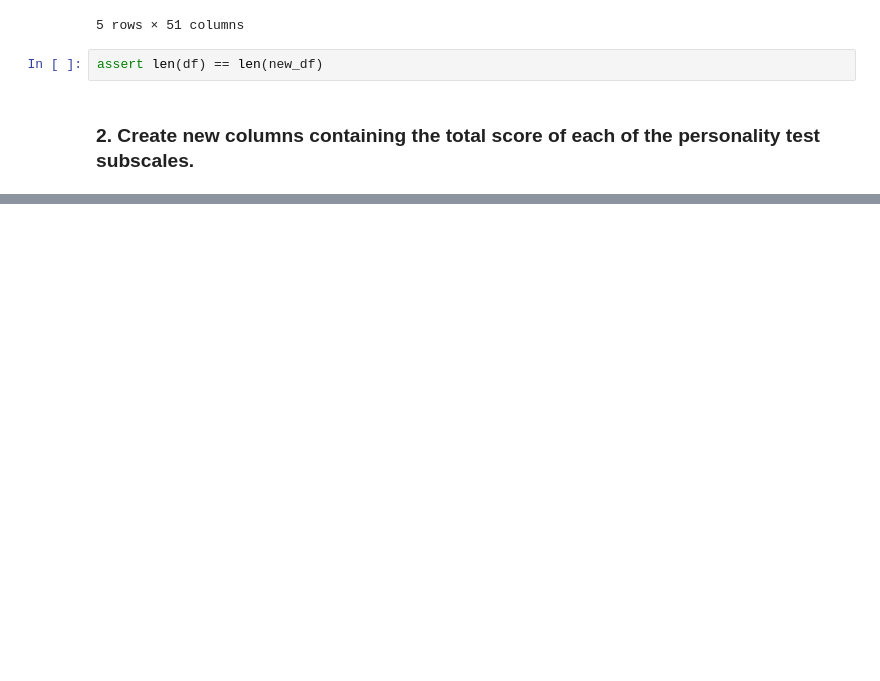
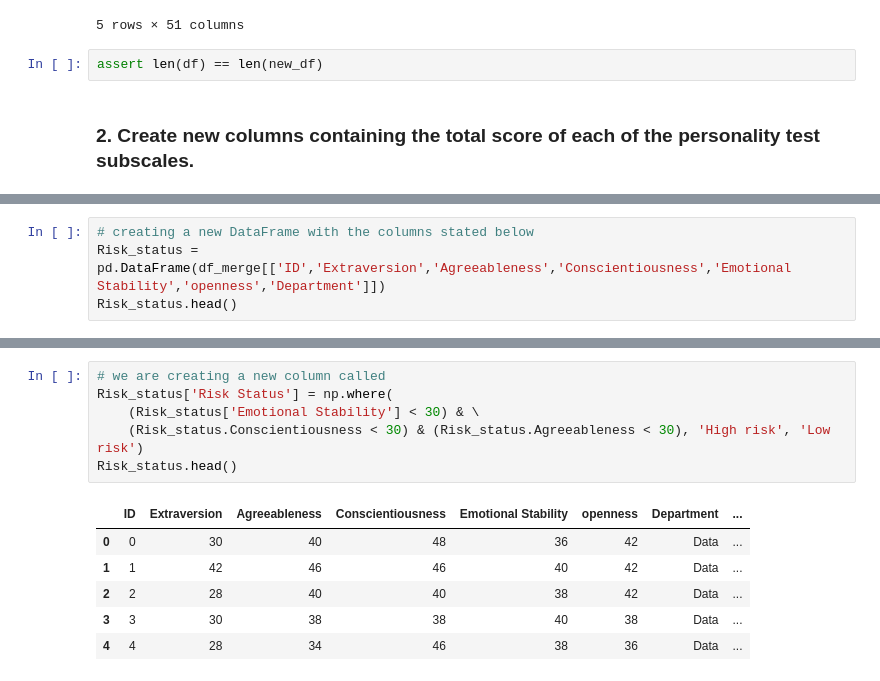
Before and after one commit to thabomayika/data_wrangling, a Jupyter notebook: data_wrangling.ipynb, the cells around one changed output, grey strips where cells are left out. Drawn from its saved outputs; the diff is of its cells as text; blank space fills up the shorter version.

```diff
--- a/data_wrangling.ipynb
+++ b/data_wrangling.ipynb
@@ -139,0 +149,4 @@ df_merge[(df_merge['Agreeable'] < 30) & (df_merge['Emotional Stablility'] < 30)
+# %%
+# creating a new DataFrame with the columns stated below
+Risk_status = pd.DataFrame(df_merge[['ID','Extraversion','Agreeableness','Conscientiousness','Emotional Stability','openness','Department']])
+Risk_status.head()
@@ -181,0 +193,13 @@ df.loc[85:1171, :]
+# %%
+# we are creating a new column called
+Risk_status['Risk Status'] = np.where(
+    (Risk_status['Emotional Stability'] < 30) & \
+    (Risk_status.Conscientiousness < 30) & (Risk_status.Agreeableness < 30), 'High risk', 'Low risk')
+Risk_status.head()
+# %% [output]
+|  | ID | Extraversion | Agreeableness | Conscientiousness | Emotional Stability | openness | Department | ... |
+| 0 | 0 | 30 | 40 | 48 | 36 | 42 | Data | ... |
+| 1 | 1 | 42 | 46 | 46 | 40 | 42 | Data | ... |
+| 2 | 2 | 28 | 40 | 40 | 38 | 42 | Data | ... |
+| 3 | 3 | 30 | 38 | 38 | 40 | 38 | Data | ... |
+| 4 | 4 | 28 | 34 | 46 | 38 | 36 | Data | ... |
```
Also changed, not shown: parts of 23 cells of this notebook, 1 other file.
